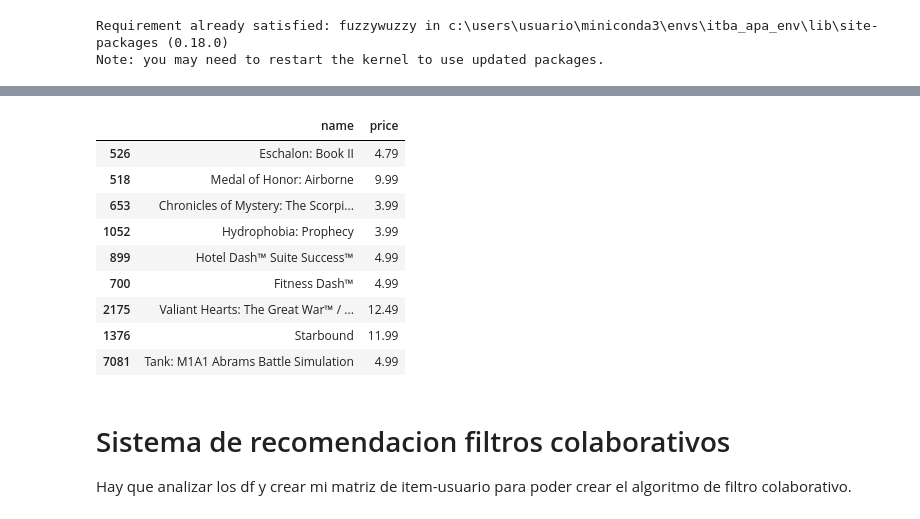
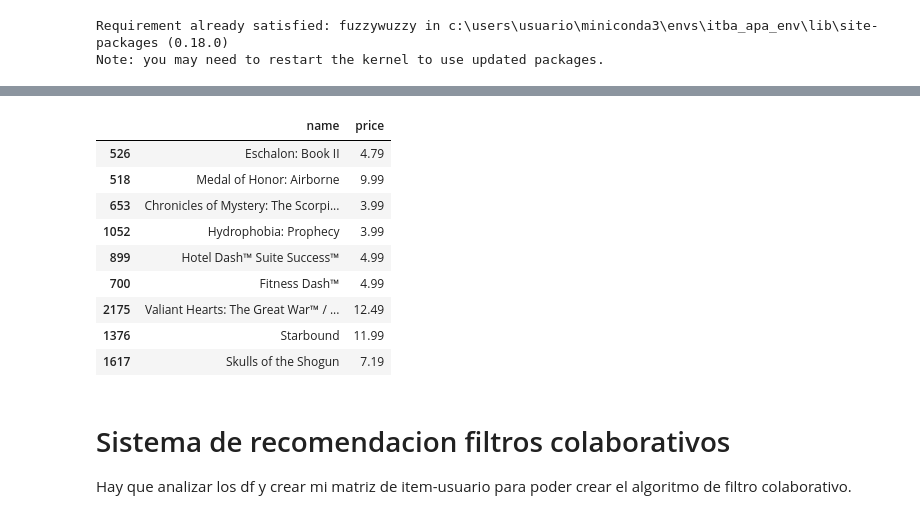
Before and after one commit to tdegoni/TP2---APA, a Jupyter notebook: TP_2 _APA.ipynb, the cells around one changed output, grey strips where cells are left out. Saved outputs shown, nothing was run; the diff lists cells and outputs as text; code cells hidden in the pictures.

```diff
--- a/TP_2 _APA.ipynb
+++ b/TP_2 _APA.ipynb
@@ -233,16 +233,18 @@ recommend_games('Counter-Strike',25)
 # %%
-recommend_games("Spore", 10)
+games = recommend_games("Spore", 10)
-# %% [output]
-|  | name | price |
-| 526 | Eschalon: Book II | 4.79 |
-| 518 | Medal of Honor: Airborne | 9.99 |
-| 653 | Chronicles of Mystery: The Scorpi... | 3.99 |
-| 1052 | Hydrophobia: Prophecy | 3.99 |
-| 899 | Hotel Dash™ Suite Success™ | 4.99 |
-| 700 | Fitness Dash™ | 4.99 |
-| 2175 | Valiant Hearts: The Great War™ / ... | 12.49 |
-| 1376 | Starbound | 11.99 |
-| 7081 | Tank: M1A1 Abrams Battle Simulation | 4.99 |
+# %%
+games
+# %% [output]
+|  | name | price |
+| 526 | Eschalon: Book II | 4.79 |
+| 518 | Medal of Honor: Airborne | 9.99 |
+| 653 | Chronicles of Mystery: The Scorpi... | 3.99 |
+| 1052 | Hydrophobia: Prophecy | 3.99 |
+| 899 | Hotel Dash™ Suite Success™ | 4.99 |
+| 700 | Fitness Dash™ | 4.99 |
+| 2175 | Valiant Hearts: The Great War™ / ... | 12.49 |
+| 1376 | Starbound | 11.99 |
+| 1617 | Skulls of the Shogun | 7.19 |
 # %% [markdown]
 # Sistema de recomendacion filtros colaborativos
 
```
Also changed, not shown: parts of 1 cell of this notebook, 1 other file.
